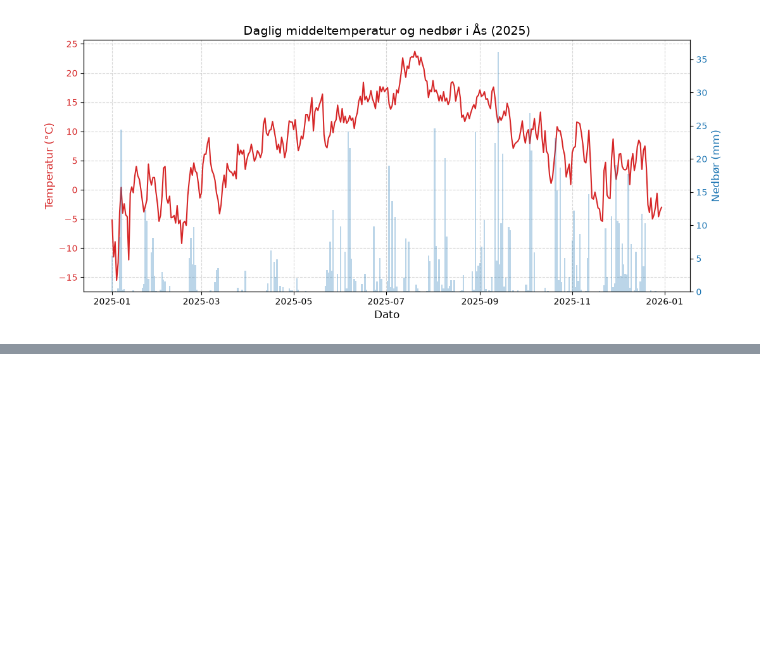
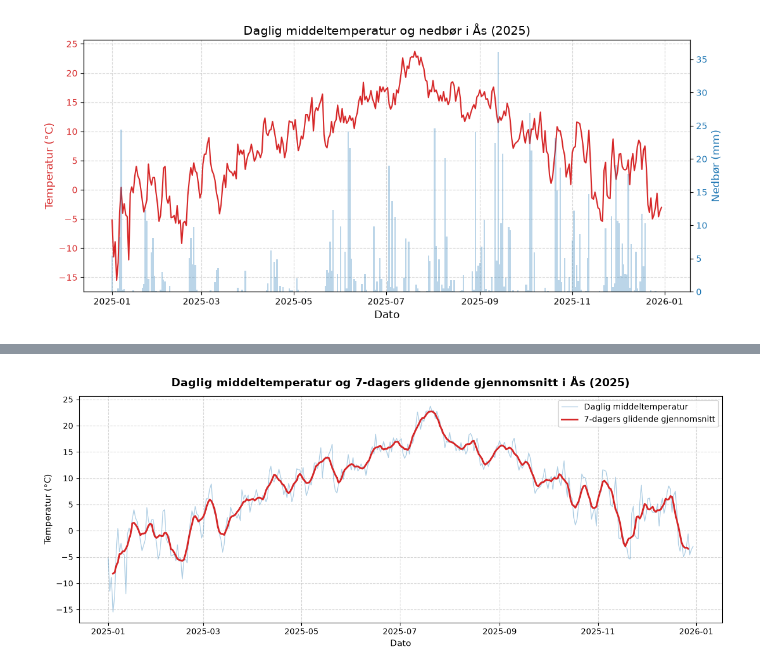
Before and after one commit to mariefjed/INF201_group_project, a Jupyter notebook: Deliverable_1.ipynb, the cells around one changed output, grey strips where cells are left out. Drawn from its saved outputs; the diff is of its cells as text; code cells hidden in the pictures; blank space fills up the shorter version.

```diff
--- a/Deliverable_1.ipynb
+++ b/Deliverable_1.ipynb
@@ -120,0 +288,27 @@ else:
+# %%
+import matplotlib.pyplot as plt
+import pandas as pd
+
+# --- OPPGAVE 5: 7-dagers glidende gjennomsnitt ---
+
+# 1. Beregn 7-dagers glidende gjennomsnitt
+df_2025['temp_7d_snitt'] = df_2025['temperature'].rolling(window=7, center=True).mean()
+
+# 2. Plott daglig middeltemperatur mot 7-dagers snitt
+plt.figure(figsize=(12, 5))
+
+# Daglig middeltemperatur (lysere linje i bakgrunnen)
+plt.plot(df_2025['referenceTime'], df_2025['temperature'], color='tab:blue', alpha=0.35, linewidth=1, label='Daglig middeltemperatur')
+
+# Glidende gjennomsnitt (tykk og tydelig linje)
+plt.plot(df_2025['referenceTime'], df_2025['temp_7d_snitt'], color='tab:red', linewidth=2.2, label='7-dagers glidende gjennomsnitt')
+
+plt.title('Daglig middeltemperatur og 7-dagers glidende gjennomsnitt i Ås (2025)', fontsize=14, fontweight='bold', pad=12)
+plt.xlabel('Dato', fontsize=11)
+plt.ylabel('Temperatur (°C)', fontsize=11)
+plt.grid(True, linestyle='--', alpha=0.5)
+plt.legend(loc='upper right')
+plt.tight_layout()
+plt.show()
+# %% [output]
+[figure, added]
```
Also changed, not shown: parts of 2 cells of this notebook.
